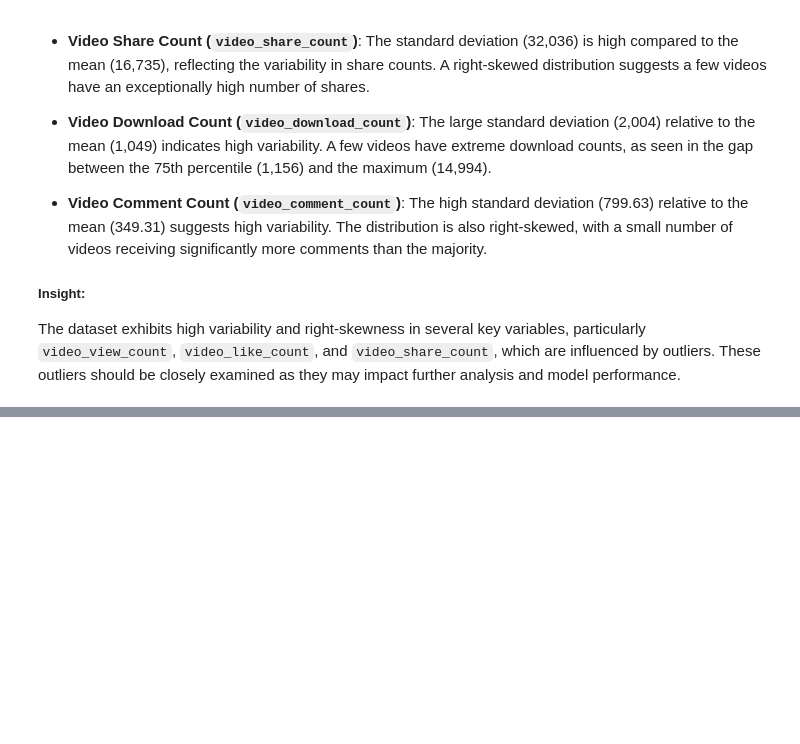
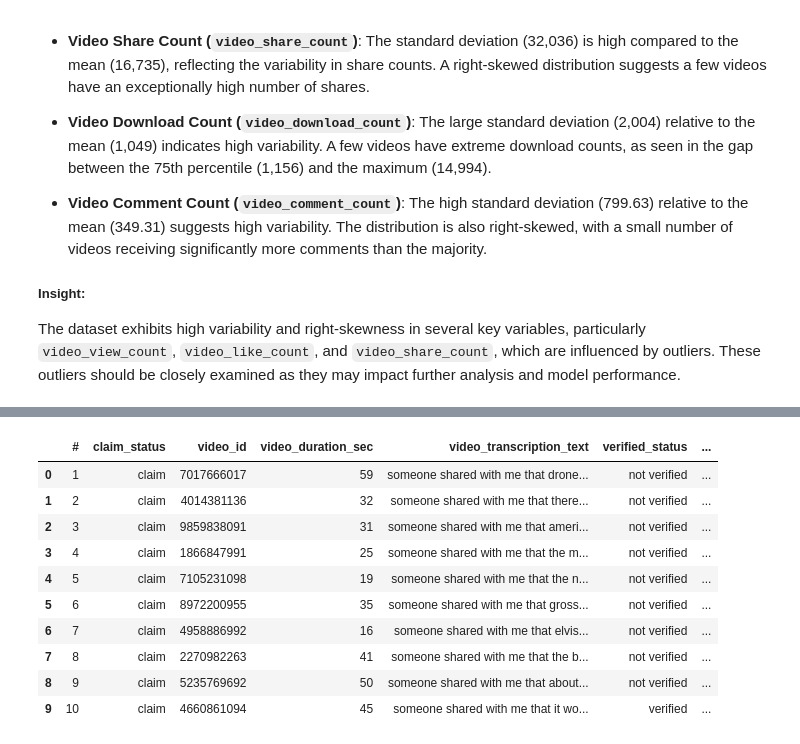
Before and after one commit to Cyberoctane29/TikTok-Claims-Classification-End-to-End-Analysis-and-Modeling, a Jupyter notebook: TikTok_Claims_Classification_End_to_End_Analysis_and _Modeling.ipynb, the cells around one changed output, grey strips where cells are left out. Cells and saved outputs as stored; diff of their text form; code cells hidden in the pictures; blank space fills up the shorter version.

```diff
--- a/TikTok_Claims_Classification_End_to_End_Analysis_and _Modeling.ipynb
+++ b/TikTok_Claims_Classification_End_to_End_Analysis_and _Modeling.ipynb
@@ -461,0 +594,20 @@ The dataset exhibits high variability and right-skewness in several key variable
+# %%
+data['likes_per_view']=data['video_like_count']/data['video_view_count']
+
+data['comments_per_view']=data['video_comment_count']/data['video_view_count']
+
+data['shares_per_view']=data['video_share_count']/data['video_view_count']
+
+data.head(10)
+# %% [output]
+|  | # | claim_status | video_id | video_duration_sec | video_transcription_text | verified_status | ... |
+| 0 | 1 | claim | 7017666017 | 59 | someone shared with me that drone... | not verified | ... |
+| 1 | 2 | claim | 4014381136 | 32 | someone shared with me that there... | not verified | ... |
+| 2 | 3 | claim | 9859838091 | 31 | someone shared with me that ameri... | not verified | ... |
+| 3 | 4 | claim | 1866847991 | 25 | someone shared with me that the m... | not verified | ... |
+| 4 | 5 | claim | 7105231098 | 19 | someone shared with me that the n... | not verified | ... |
+| 5 | 6 | claim | 8972200955 | 35 | someone shared with me that gross... | not verified | ... |
+| 6 | 7 | claim | 4958886992 | 16 | someone shared with me that elvis... | not verified | ... |
+| 7 | 8 | claim | 2270982263 | 41 | someone shared with me that the b... | not verified | ... |
+| 8 | 9 | claim | 5235769692 | 50 | someone shared with me that about... | not verified | ... |
+| 9 | 10 | claim | 4660861094 | 45 | someone shared with me that it wo... | verified | ... |
```
Also changed, not shown: parts of 34 cells of this notebook.
